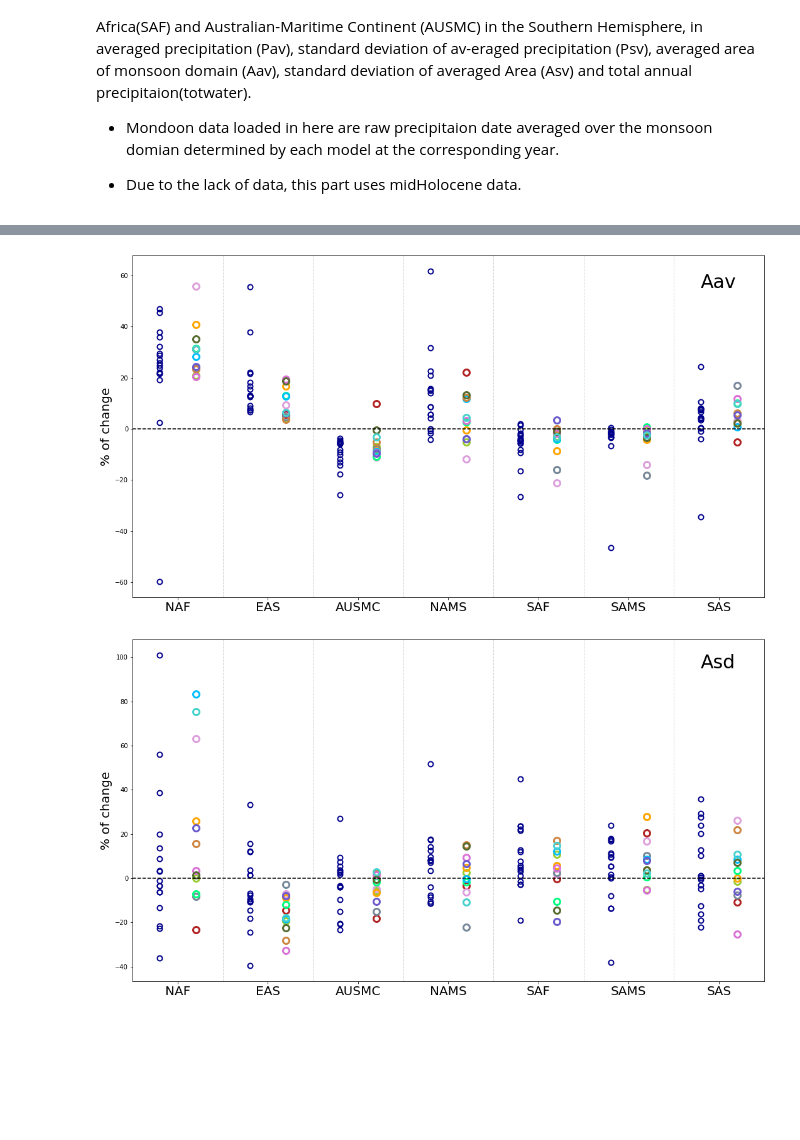
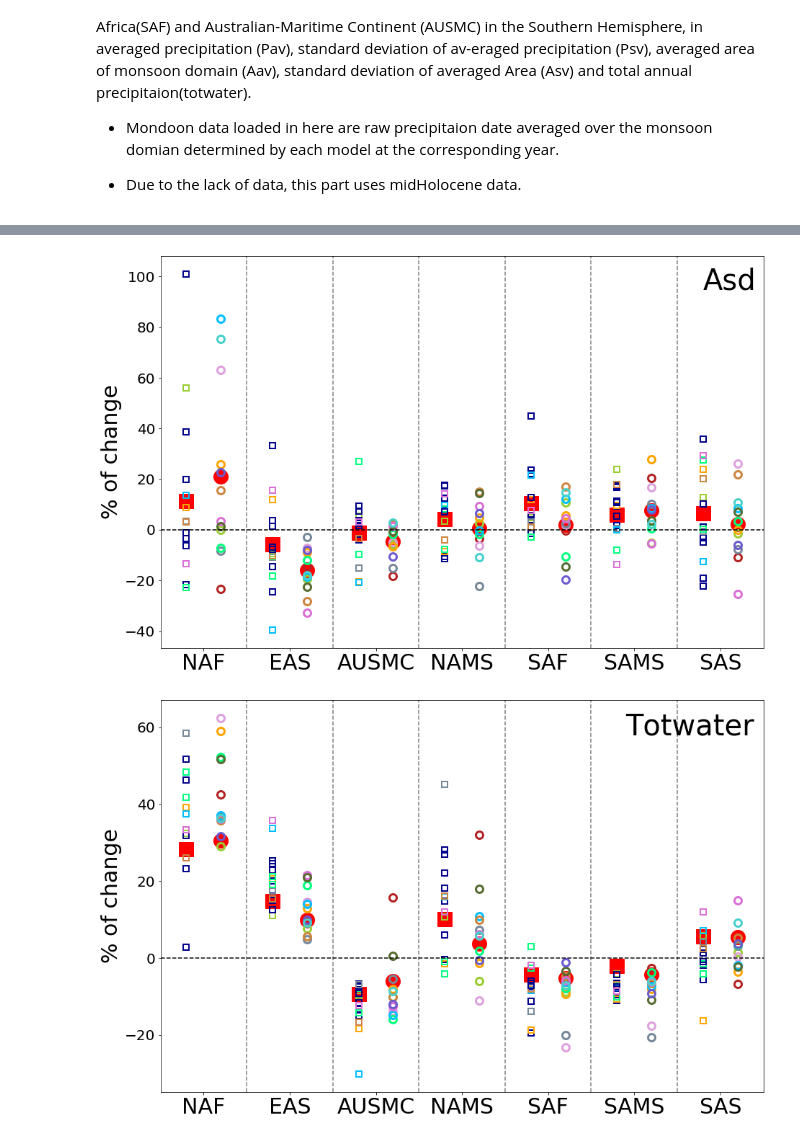
Before and after one commit to ucfahao/PMIP4-midHolocene, a Jupyter notebook: notebooks/PMIP4_MH_individual_monsoons.ipynb, the cells around one changed output, grey strips where cells are left out. Drawn from its saved outputs; the diff is of its cells as text; code cells hidden in the pictures; blank space fills up the shorter version.

```diff
--- a/notebooks/PMIP4_MH_individual_monsoons.ipynb
+++ b/notebooks/PMIP4_MH_individual_monsoons.ipynb
@@ -33,7 +33,7 @@ monsoonlist=['NAF','EAS','AUSMC','NAMS','SAF','SAMS','SAS',]
 pmip_v3='PMIP3'
 pmip_v4='PMIP4'
 pmip={}
-pmip['PMIP4']=['AWI-CM-1-1-LR',
+pmip['PMIP4']=['AWI-ESM-1-1-LR',
                'CESM2',
                'EC-EARTH-3-3',
                'FGOALS-f3-L',
@@ -269,20 +272,23 @@ plt.savefig('figs/Pav.png')
 # %%
-plt.figure(figsize=(18,10))
+plt.figure(figsize=(15,10))
 #plt.ylim((-40,100))
 plt.xlim((0,7))
+plt.plot(p1,pmip3mean['psd'],marker='s', color='r',ms=20,linestyle='None')
 for i in range(len(model_list3)):
-    plt.plot(p1,psd_data3[model_list3[i]],marker='o', color='darkblue',fillstyle='none',mew=2, ms=8,linestyle='None')
-plt.plot(p1,psd_data3[model_list3[0]],marker='o', color='darkblue',fillstyle='none',mew=2, ms=8,linestyle='None',label='PMIP3')
+    plt.plot(p1,psd_data3[model_list3[i]],marker='s', color=colorst3[i],fillstyle='none',mew=2, ms=8,linestyle='None')
+plt.plot(p2,pmip4mean['psd'],marker='o', color='r',ms=20,linestyle='None')
 for i in range(len(model_list4)):
     plt.plot(p2,psd_data4[model_list4[i]],marker='o',color=colorst[i],fillstyle='none',mew=3, ms=10,linestyle='None',label=model_list4[i])
-plt.xticks(p3,var,fontsize=20)
-plt.ylabel('% of change',fontsize=20)
-plt.text(6.3,65,'Psd',fontsize=30)
+plt.tick_params(labelsize=20)
+plt.ylabel('% of change',fontsize=30)
+plt.xticks(p3,var,fontsize=30)
+
+plt.text(6.3,40,'Psd',fontsize=40)
 #leg=plt.legend(edgecolor='None',facecolor='None')
 #for line, text in zip(leg.get_lines(), leg.get_texts()):
 #    text.set_color(line.get_color())
 for i in lines:
-    plt.axvline(x=i,color='lightgrey',linestyle="--",linewidth=1)
+    plt.axvline(x=i,color='grey',linestyle="--",linewidth=1.5)
 plt.axhline(y=0,color='k',linestyle="--")
-plt.savefig('figs/Psd.png')
+plt.savefig('figs/Psd_mean.png')
 # %% [output]
@@ -290,43 +332,52 @@ plt.savefig('figs/Psd.png')
 # %%
-plt.figure(figsize=(18,10))
+plt.figure(figsize=(15,10))
 #plt.ylim((-40,100))
 plt.xlim((0,7))
+plt.plot(p1,pmip3mean['asd'],marker='s', color='r',ms=20,linestyle='None')
+plt.plot(p2,pmip4mean['asd'],marker='o', color='r',ms=20,linestyle='None')
 for i in range(len(model_list3)):
-    plt.plot(p1,aav_data3[model_list3[i]],marker='o', color='darkblue',fillstyle='none',mew=2, ms=8,linestyle='None')
-plt.plot(p1,aav_data3[model_list3[0]],marker='o', color='darkblue',fillstyle='none',mew=2, ms=8,linestyle='None',label='PMIP3')
+    plt.plot(p1,asd_data3[model_list3[i]],marker='s', color=colorst3[i],fillstyle='none',mew=2, ms=8,linestyle='None')
+for i in range(len(model_list4)):
+    plt.plot(p2,asd_data4[model_list4[i]],marker='o',color=colorst[i],fillstyle='none',mew=3, ms=10,linestyle='None',label=model_list4[i])
 
-for i in range(len(model_list4)):
-    plt.plot(p2,aav_data4[model_list4[i]],marker='o',color=colorst[i],fillstyle='none',mew=3, ms=10,linestyle='None',label=model_list4[i])
-plt.xticks(p3,var,fontsize=20)
-plt.ylabel('% of change',fontsize=20)
-plt.text(6.3,55,'Aav',fontsize=30)
+plt.tick_params(labelsize=20)
+plt.xticks(p3,var,fontsize=30)
+plt.ylabel('% of change',fontsize=30)
+plt.text(6.3,95,'Asd',fontsize=40)
+
 #leg=plt.legend(edgecolor='None',facecolor='None')
 #for line, text in zip(leg.get_lines(), leg.get_texts()):
 #    text.set_color(line.get_color())
 for i in lines:
-    plt.axvline(x=i,color='lightgrey',linestyle="--",linewidth=1)
+    plt.axvline(x=i,color='grey',linestyle="--",linewidth=1.5)
 plt.axhline(y=0,color='k',linestyle="--")
-plt.savefig('figs/Aav.png')
+plt.savefig('figs/Asd_mean.png')
 # %% [output]
-[figure, old version]
+[figure, new version]
 # %%
-plt.figure(figsize=(18,10))
+plt.figure(figsize=(15,10))
 #plt.ylim((-40,100))
 plt.xlim((0,7))
+plt.plot(p1,pmip3mean['aav'],marker='s', color='r',ms=20,linestyle='None')
+plt.plot(p2,pmip4mean['aav'],marker='o', color='r',ms=20,linestyle='None')
 for i in range(len(model_list3)):
-    plt.plot(p1,asd_data3[model_list3[i]],marker='o', color='darkblue',fillstyle='none',mew=2, ms=8,linestyle='None')
-plt.plot(p1,asd_data3[model_list3[0]],marker='o', color='darkblue',fillstyle='none',mew=2, ms=8,linestyle='None',label='PMIP3')
+    plt.plot(p1,water_data3[model_list3[i]],marker='s', color=colorst3[i],fillstyle='none',mew=2, ms=8,linestyle='None')
+
+
 for i in range(len(model_list4)):
-    plt.plot(p2,asd_data4[model_list4[i]],marker='o',color=colorst[i],fillstyle='none',mew=3, ms=10,linestyle='None',label=model_list4[i])
-plt.xticks(p3,var,fontsize=20)
-plt.ylabel('% of change',fontsize=20)
-plt.text(6.3,95,'Asd',fontsize=30)
+    plt.plot(p2,water_data4[model_list4[i]],marker='o',color=colorst[i],fillstyle='none',mew=3, ms=10,linestyle='None',label=model_list4[i])
+
+plt.tick_params(labelsize=20)
+plt.xticks(p3,var,fontsize=30)
+plt.ylabel('% of change',fontsize=30)
+
+plt.text(5.4,58,'Totwater',fontsize=40)
 #leg=plt.legend(edgecolor='None',facecolor='None')
 #for line, text in zip(leg.get_lines(), leg.get_texts()):
-#    text.set_color(line.get_color())
+ #   text.set_color(line.get_color())
 for i in lines:
-    plt.axvline(x=i,color='lightgrey',linestyle="--",linewidth=1)
+    plt.axvline(x=i,color='grey',linestyle="--",linewidth=1.5)
 plt.axhline(y=0,color='k',linestyle="--")
-plt.savefig('figs/Asd.png')
+plt.savefig('figs/totwater_mean.png')
 # %% [output]
-[figure, old version]
+[figure, new version]
```
Also changed, not shown: parts of 19 cells of this notebook, 4 other files.
